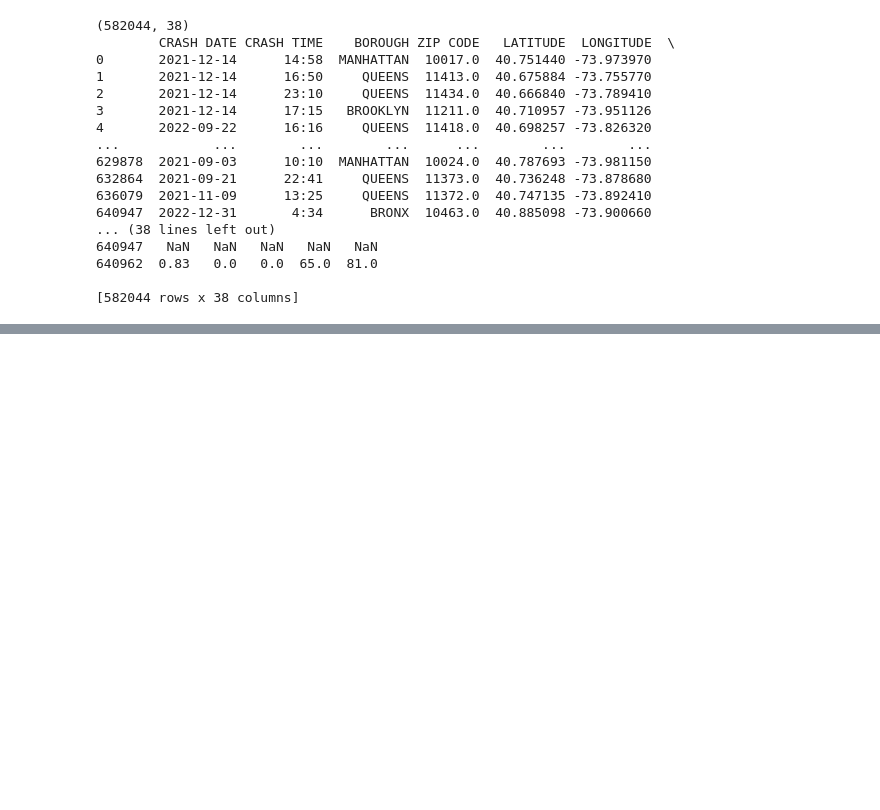
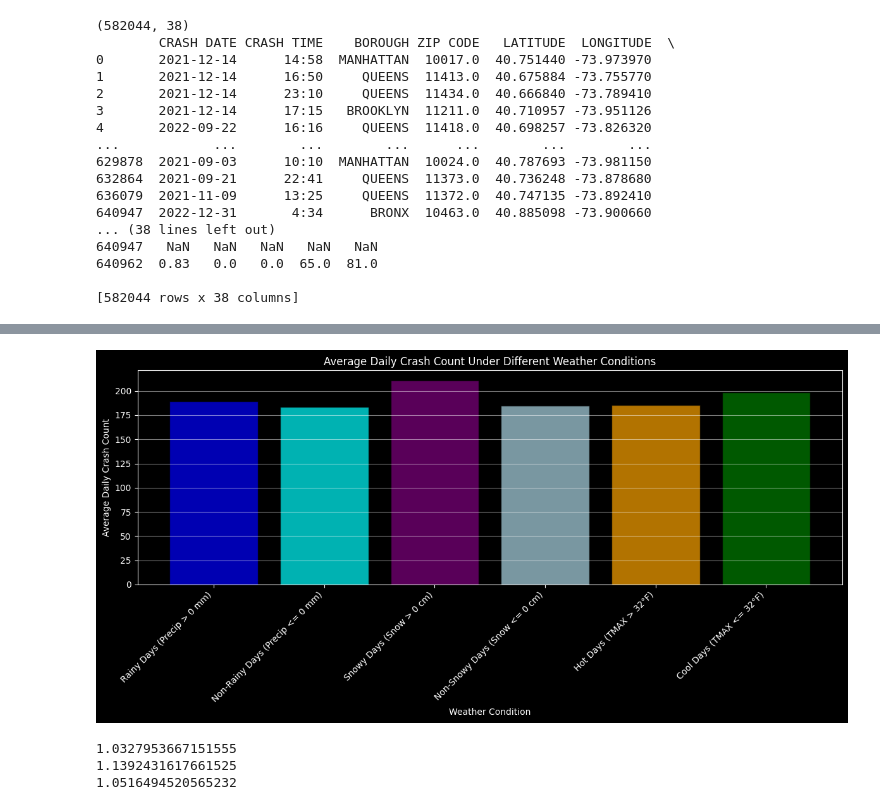
Before and after one commit to s204257/Final_project_02806, a Jupyter notebook: Data.ipynb, the cells around one changed output, grey strips where cells are left out. Saved outputs shown, nothing was run; the diff lists cells and outputs as text; code cells hidden in the pictures; blank space fills up the shorter version.

```diff
--- a/Data.ipynb
+++ b/Data.ipynb
@@ -135,3 +206,62 @@ plt.show()
+# %%
+# Step 1: Aggregate the crash data to get daily crash counts
+daily_crashes = data_with_weather.groupby('DATE').size().reset_index(name='daily_crash_count')
+
+# Step 2: Merge the aggregated crash data with the original data_with_weather DataFrame
+data_with_weather = pd.merge(data_with_weather, daily_crashes, how='left', on='DATE')
+
+tmax_le_32_crash_days = data_with_weather[data_with_weather['TMAX'] <= 32]
+tmax_gt_32_crash_days = data_with_weather[data_with_weather['TMAX'] > 32]
+precip_le_0_crash_days = data_with_weather[data_with_weather['PRCP'] <= 0]
+precip_gt_0_crash_days = data_with_weather[data_with_weather['PRCP'] > 0]
+snow_le_0_crash_days = data_with_weather[data_with_weather['SNOW'] <= 0]
+snow_gt_0_crash_days = data_with_weather[data_with_weather['SNOW'] > 0]
+
+# Calculate average daily crash counts for each condition
+avg_crashes_precip_gt_0 = precip_gt_0_crash_days['daily_crash_count'].mean()
+avg_crashes_precip_le_0 = precip_le_0_crash_days['daily_crash_count'].mean()
+avg_crashes_snow_gt_0 = snow_gt_0_crash_days['daily_crash_count'].mean()
+avg_crashes_snow_le_0 = snow_le_0_crash_days['daily_crash_count'].mean()
+avg_crashes_tmax_gt_32 = tmax_gt_32_crash_days['daily_crash_count'].mean()
+avg_crashes_tmax_le_32 = tmax_le_32_crash_days['daily_crash_count'].mean()
+
+# Prepare data for visualization
+conditions = [
+    'Rainy Days (Precip > 0 mm)',
+    'Non-Rainy Days (Precip <= 0 mm)',
+    'Snowy Days (Snow > 0 cm)',
+    'Non-Snowy Days (Snow <= 0 cm)',
+    'Hot Days (TMAX > 32°F)',
+    'Cool Days (TMAX <= 32°F)'
+]
+averages = [
+    avg_crashes_precip_gt_0,
+    avg_crashes_precip_le_0,
+    avg_crashes_snow_gt_0,
+    avg_crashes_snow_le_0,
+    avg_crashes_tmax_gt_30,
+    avg_crashes_tmax_le_30
+]
+
+# Create the bar plot
+plt.figure(figsize=(12, 6))
+plt.bar(conditions, averages, color=['blue', 'cyan', 'purple', 'lightblue', 'orange', 'green'], alpha=0.7, edgecolor='black')
+plt.title('Average Daily Crash Count Under Different Weather Conditions')
+plt.xlabel('Weather Condition')
+plt.ylabel('Average Daily Crash Count')
+plt.xticks(rotation=45, ha='right')
+plt.grid(axis='y', alpha=0.5)
+plt.tight_layout()
+plt.show()
+
+print(avg_crashes_precip_gt_0/avg_crashes_precip_le_0)
+print(avg_crashes_snow_gt_0/avg_crashes_snow_le_0)
+print(avg_crashes_tmax_le_32/avg_crashes_tmax_gt_32)
+# %% [output]
+[figure, added]
+1.0327953667151555
+1.1392431617661525
+1.0516494520565232
 # %%
 # Plot the trend in crashes over the years
 plt.figure(figsize=(12, 6))
```
Also changed, not shown: parts of 16 cells of this notebook, 1 other file.
